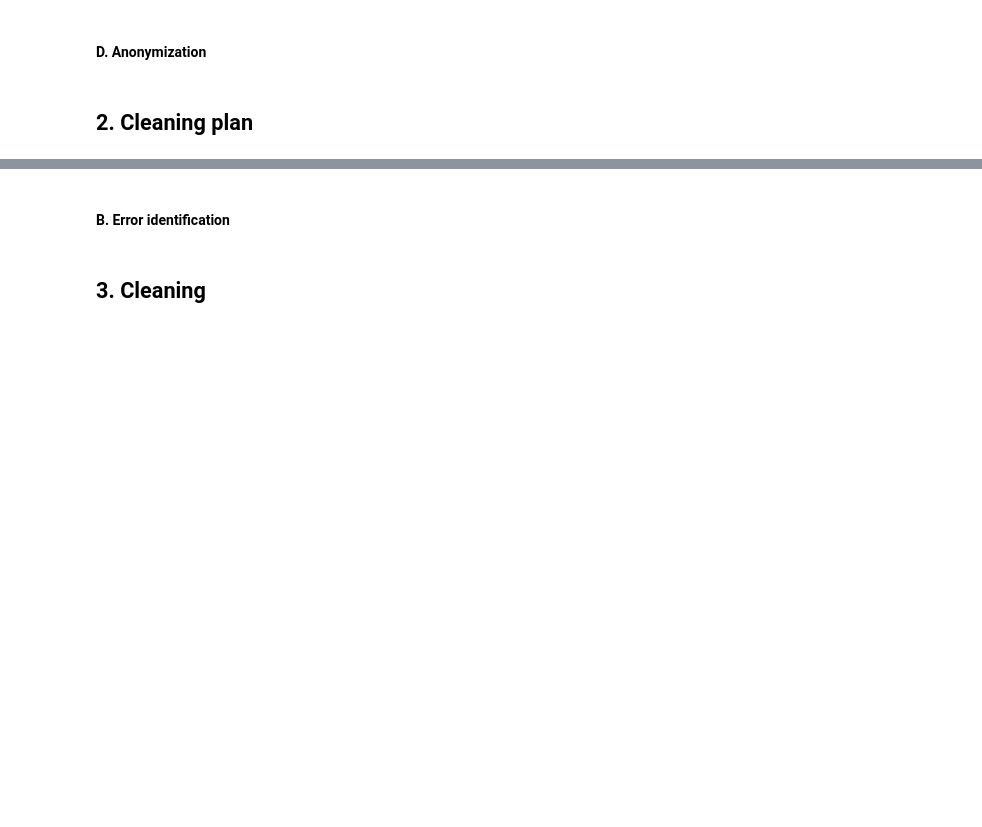
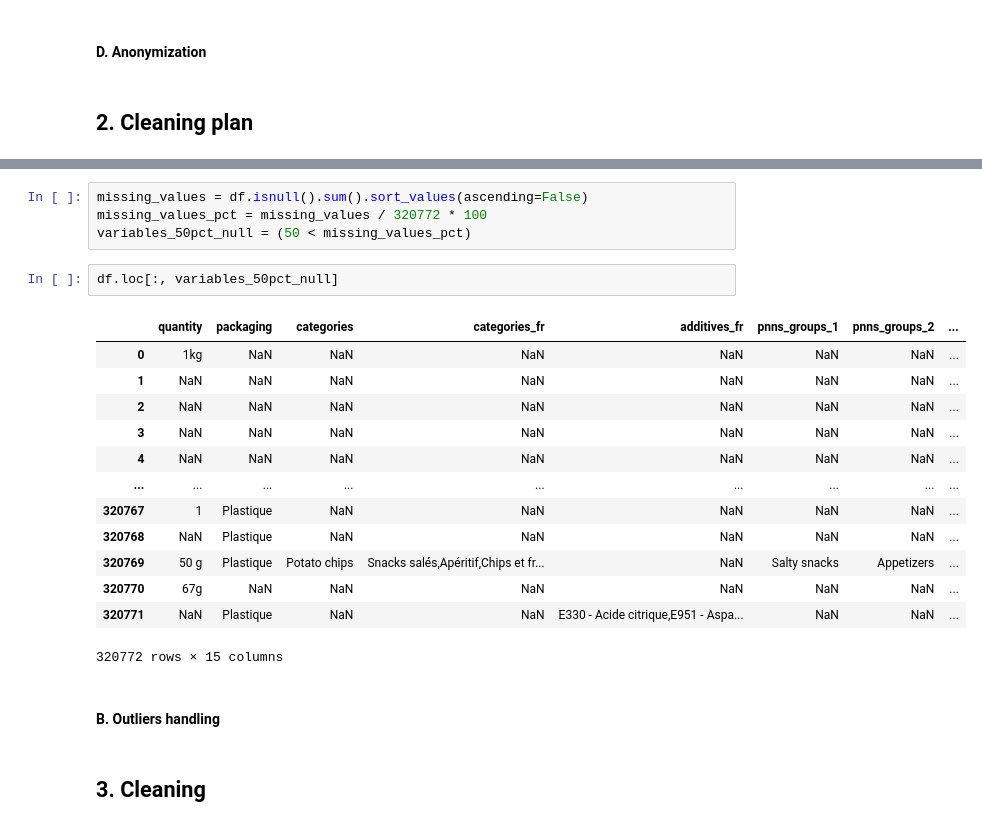
Before and after one commit to gaspardhurez/oc_p2, a Jupyter notebook: Hurez_Gaspard_1_cleaning_notebook_date.ipynb, the cells around one changed output, grey strips where cells are left out. Cells and saved outputs as stored; diff of their text form; blank space fills up the shorter version.

```diff
--- a/Hurez_Gaspard_1_cleaning_notebook_date.ipynb
+++ b/Hurez_Gaspard_1_cleaning_notebook_date.ipynb
@@ -73,5 +118,25 @@ columns_to_drop = ['code',
+# %%
+missing_values = df.isnull().sum().sort_values(ascending=False)
+missing_values_pct = missing_values / 320772 * 100
+variables_50pct_null = (50 < missing_values_pct)
+# %%
+df.loc[:, variables_50pct_null]
+# %% [output]
+|  | quantity | packaging | categories | categories_fr | additives_fr | pnns_groups_1 | pnns_groups_2 | ... |
+| 0 | 1kg | NaN | NaN | NaN | NaN | NaN | NaN | ... |
+| 1 | NaN | NaN | NaN | NaN | NaN | NaN | NaN | ... |
+| 2 | NaN | NaN | NaN | NaN | NaN | NaN | NaN | ... |
+| 3 | NaN | NaN | NaN | NaN | NaN | NaN | NaN | ... |
+| 4 | NaN | NaN | NaN | NaN | NaN | NaN | NaN | ... |
+| ... | ... | ... | ... | ... | ... | ... | ... | ... |
+| 320767 | 1 | Plastique | NaN | NaN | NaN | NaN | NaN | ... |
+| 320768 | NaN | Plastique | NaN | NaN | NaN | NaN | NaN | ... |
+| 320769 | 50 g | Plastique | Potato chips | Snacks salés,Apéritif,Chips et fr... | NaN | Salty snacks | Appetizers | ... |
+| 320770 | 67g | NaN | NaN | NaN | NaN | NaN | NaN | ... |
+| 320771 | NaN | Plastique | NaN | NaN | E330 - Acide citrique,E951 - Aspa... | NaN | NaN | ... |
+320772 rows × 15 columns
 # %% [markdown]
-#### B. Error identification
+#### B. Outliers handling
 # %% [markdown]
 ## 3. Cleaning
 # %% [markdown]
```
Also changed, not shown: parts of 14 cells of this notebook.
